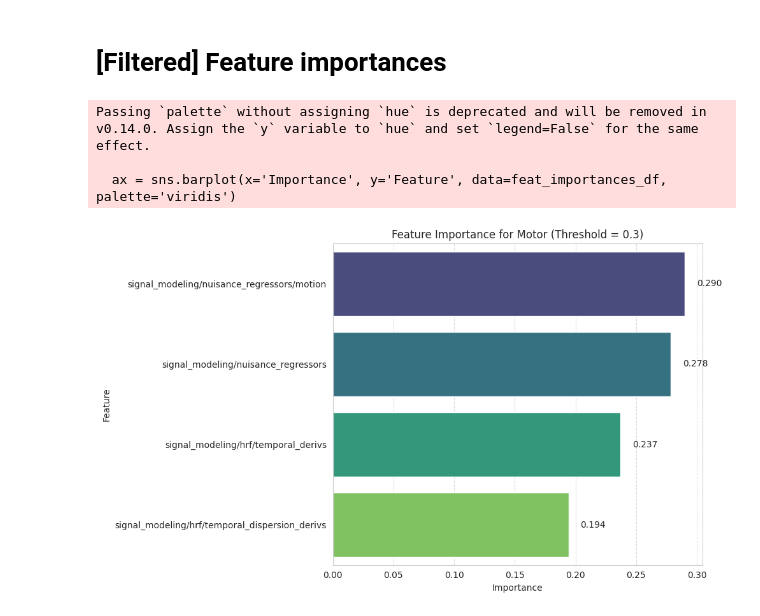
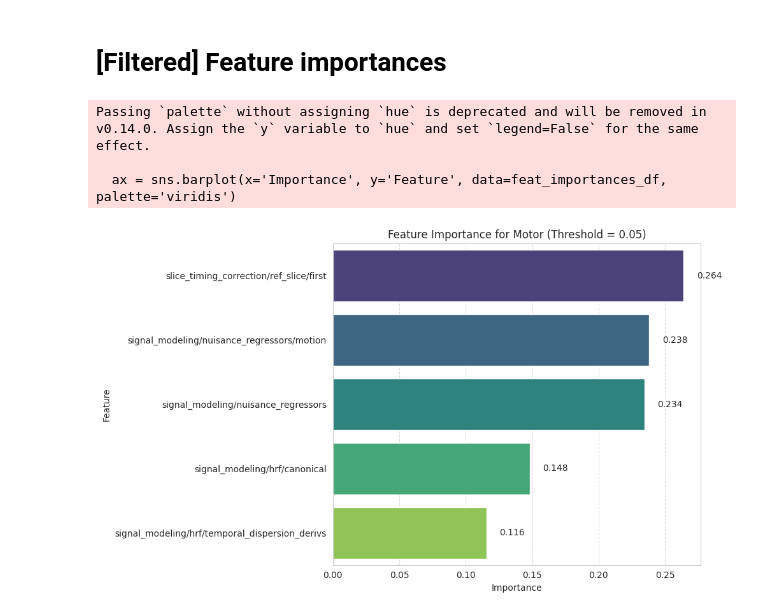
Before and after one commit to Inria-Empenn/OHBM_2026_neurovariants, a Jupyter notebook: motor_1000_analysis.ipynb, the cells around one changed output. Saved outputs shown, nothing was run; the diff lists cells and outputs as text; code cells hidden in the pictures.

```diff
--- a/motor_1000_analysis.ipynb
+++ b/motor_1000_analysis.ipynb
@@ -173,6 +189,7 @@ plt.show()
 # %%
 from utils import clusterize_hierch, predict_clusters, get_cluster_distance_densities, get_cluster_cophenetic,get_cluster_silhouette, get_cluster_inertia, get_davies_bouldin, get_medoids, get_antimedoids
 import numpy as np
+from matplotlib.colors import LinearSegmentedColormap
 
 all_results = []
 
@@ -183,7 +200,7 @@ for threshold in thresholds:
     results['threshold'] = threshold
     # cluster on whole dataset
     ds, matrix, Z, clusters = clusterize_hierch(dataset, correlations, dataset['id'], None, corr_func, threshold)
-    results['clusters'] = len(np.unique(clusters.values))
+    dataset.head()
 
     distance_matrix = 1 - matrix
     densities = get_cluster_distance_densities(distance_matrix.values, clusters.values)
@@ -306,30 +320,0 @@ Unacceptabes : 620
-# %%
-from scipy.cluster.hierarchy import dendrogram
-from sklearn.manifold import TSNE
-from sklearn.decomposition import PCA
-
-# Plot the dendrogram (optional, for visualization)
-plt.figure(figsize=(10, 5))
-dendrogram(Z, truncate_mode='lastp', p=50)  # Show last 50 merges
-plt.title('Dendrogram')
-plt.show()
-
-# PCA
-distance_matrix = 1 - matrix
-pca = PCA(n_components=2)
-pca_result = pca.fit_transform(dataset)
-plt.figure(figsize=(10, 6))
-sb.scatterplot(
-    x=pca_result[:, 0], y=pca_result[:, 1],
-    hue=clusters,
-    palette='tab20',
-    alpha=0.7
-)
-plt.title('PCA Plot of Clusters')
-plt.show()
-
-# t-SNE
-
-tsne = TSNE(n_components=2, random_state=42)
-tsne_result = tsne.fit_transform(dataset)
-print(len(tsne_result))
@@ -472,7 +454,7 @@ all_results = []
 
 print(len(filtered_dataset))
 
-thresholds = [0.05, 0.10, 0.15, 0.20, 0.25, 0.30, 0.35, 0.40, 0.45, 0.5, 0.55, 0.60, 0.65, 0.7, 0.75, 0.8, 0.85, 0.9, 0.95]
+thresholds = [0.01, 0.02, 0.03, 0.04, 0.05, 0.10, 0.15, 0.20, 0.25, 0.30, 0.35, 0.40, 0.45, 0.5, 0.55, 0.60, 0.65, 0.7, 0.75, 0.8, 0.85, 0.9, 0.95, 0.99]
 
 for threshold in thresholds:
     results = dict()
@@ -489,6 +471,8 @@ for threshold in thresholds:
     results['davies_bouldin'] = get_davies_bouldin(distance_matrix.values, clusters.values)
     results['inertia'] = get_cluster_inertia(distance_matrix.values, clusters.values)
     results['medoids'] = get_medoids(distance_matrix, clusters)
+    results['antimedoids'] = get_antimedoids(distance_matrix, clusters)
+
 
     # predict on 70 % train dataset
     merged_results = results | predict_clusters(filtered_dataset, correlations, None, corr_func, threshold, 0.7)
@@ -551,7 +535,7 @@ import matplotlib.pyplot as plt
 import seaborn as sns
 import graphviz
 
-threshold=0.3
+threshold=0.05
 
 # Extract feature importances for threshold == 0.10
 feat_importances_dict = df_results.loc[df_results['threshold'] == threshold, 'feature_importances'].values[0]
@@ -562,31 +546,31 @@ feat_importances_df = pd.DataFrame(
     columns=['Feature', 'Importance']
 ).sort_values(by='Importance', ascending=False)
 
 # Render decision tree
 graph = graphviz.Source(df_results.loc[df_results['threshold'] == threshold, 'decision_tree'].values[0])
 graph.render(f"motor")
 
 # Plot feature importances
 plt.figure(figsize=(10, 6))
 ax = sns.barplot(x='Importance', y='Feature', data=feat_importances_df, palette='viridis')
 
 # Display the importance values on the bars
 for p in ax.patches:
     width = p.get_width()
     plt.text(width + 0.01,  # x position (slightly right of the bar)
              p.get_y() + p.get_height() / 2,  # y position (center of the bar)
              f'{width:.3f}',  # text to display (formatted to 3 decimal places)
              ha='left',  # horizontal alignment
              va='center')  # vertical alignment
 
 plt.title(f'Feature Importance for Motor (Threshold = {threshold})')
 plt.xlabel('Importance')
 plt.ylabel('Feature')
 plt.grid(True, axis='x', linestyle='--', alpha=0.7)
 plt.tight_layout()
 plt.show()
 # %% [output]
 Passing `palette` without assigning `hue` is deprecated and will be removed in v0.14.0. Assign the `y` variable to `hue` and set `legend=False` for the same effect.
 
   ax = sns.barplot(x='Importance', y='Feature', data=feat_importances_df, palette='viridis')
-[figure, old version]
+[figure, new version]
```
Also changed, not shown: parts of 15 cells of this notebook, 12 other files.
